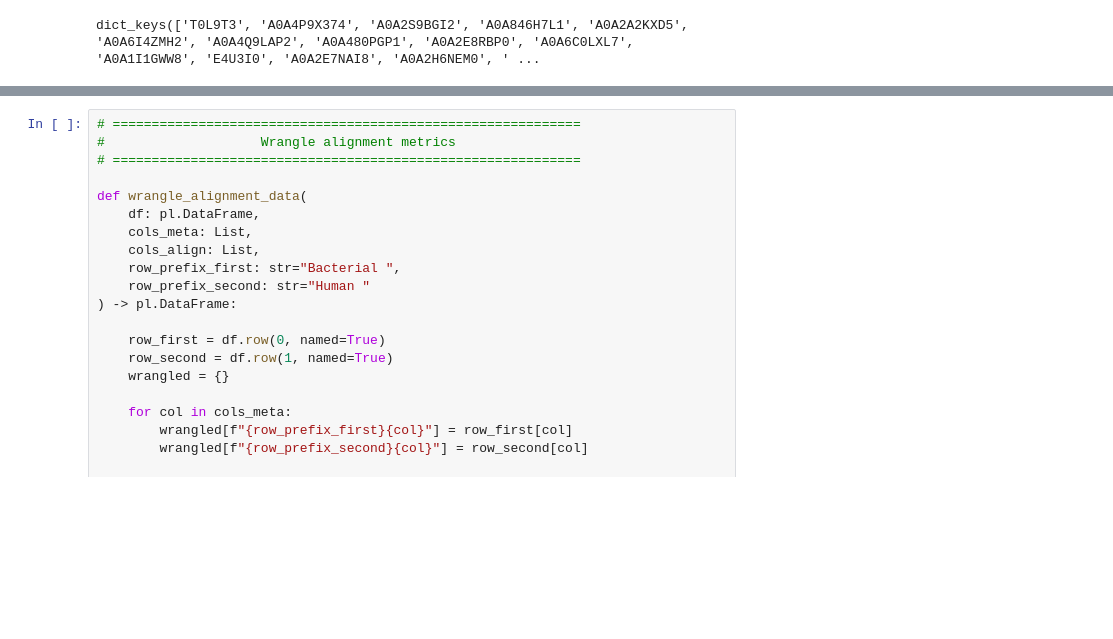
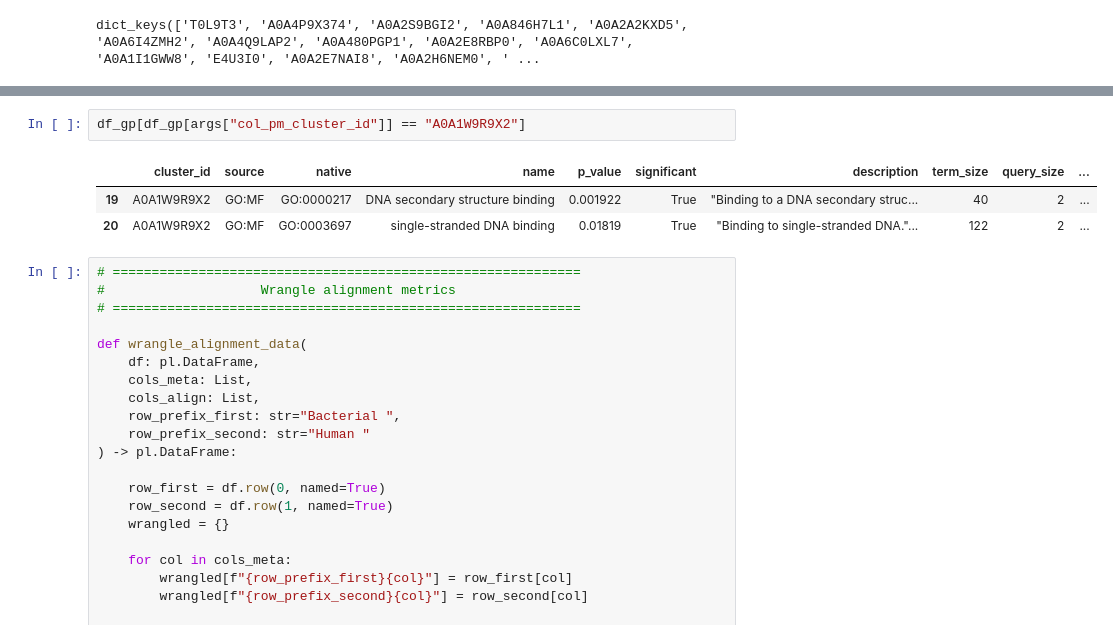
Before and after one commit to juliandeanmoran/BISSH, a Jupyter notebook: testing/explore_protein_matches.ipynb, the cells around one changed output, grey strips where cells are left out. Cells and saved outputs as stored; diff of their text form; blank space fills up the shorter version.

```diff
--- a/testing/explore_protein_matches.ipynb
+++ b/testing/explore_protein_matches.ipynb
@@ -294,3 +312,9 @@ shape: (25, 71)
+# %%
+df_gp[df_gp[args["col_pm_cluster_id"]] == "A0A1W9R9X2"]
+# %% [output]
+|  | cluster_id | source | native | name | p_value | significant | description | term_size | query_size | ... |
+| 19 | A0A1W9R9X2 | GO:MF | GO:0000217 | DNA secondary structure binding | 0.001922 | True | "Binding to a DNA secondary struc... | 40 | 2 | ... |
+| 20 | A0A1W9R9X2 | GO:MF | GO:0003697 | single-stranded DNA binding | 0.01819 | True | "Binding to single-stranded DNA."... | 122 | 2 | ... |
 # %%
 # ============================================================
 #                    Wrangle alignment metrics
```
Also changed, not shown: parts of 6 cells of this notebook, 3 other files.
